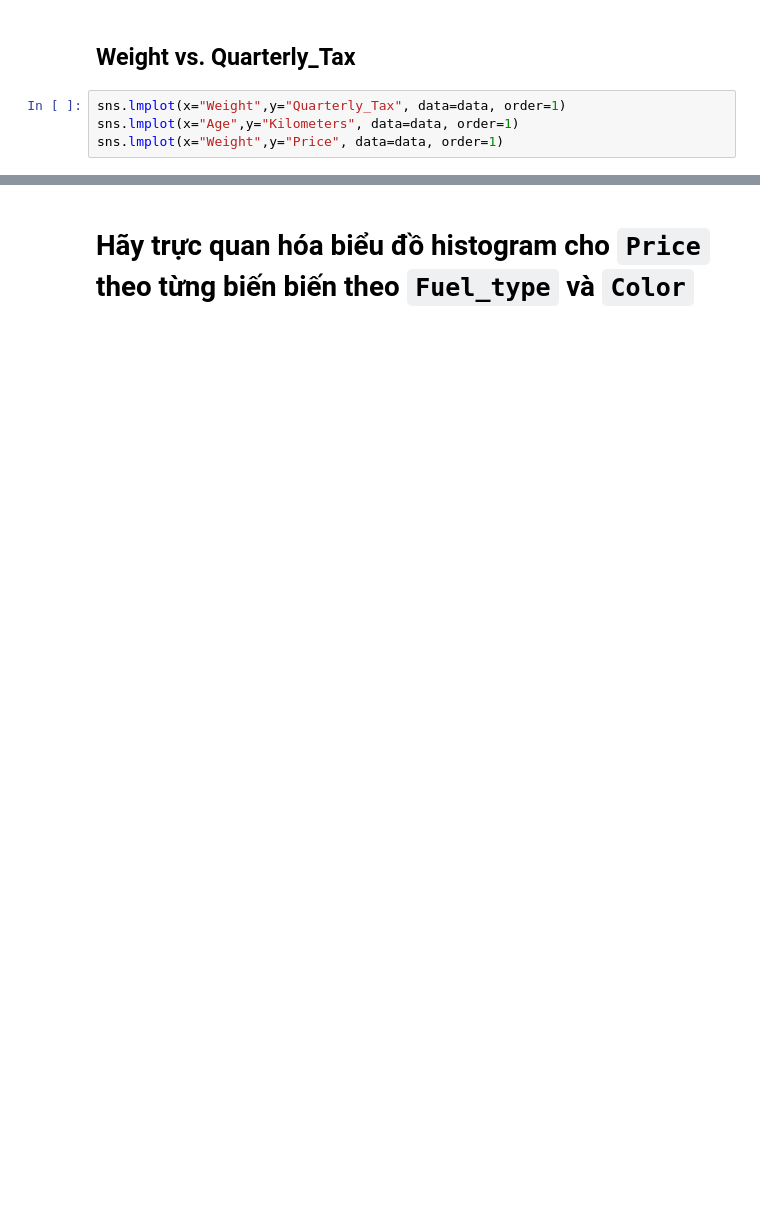
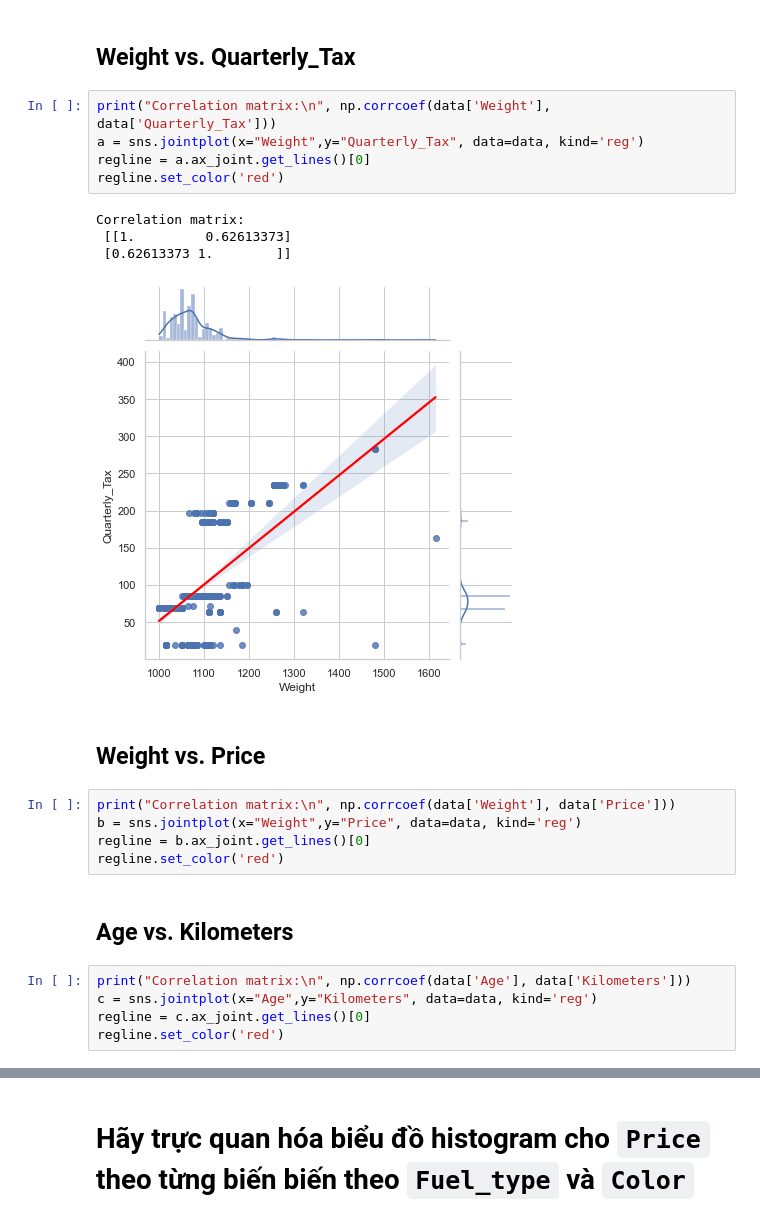
Before and after one commit to ysdnate/CK_DV_cn, a Jupyter notebook: 19120688.ipynb, the cells around one changed output, grey strips where cells are left out. Drawn from its saved outputs; the diff is of its cells as text; blank space fills up the shorter version.

```diff
--- a/19120688.ipynb
+++ b/19120688.ipynb
@@ -111,6 +172,26 @@ sns.heatmap(corr, annot=True, mask = mask, cmap=cmap)
 # %% [markdown]
 ## Weight vs. Quarterly_Tax
-# %%
-sns.lmplot(x="Weight",y="Quarterly_Tax", data=data, order=1)
-sns.lmplot(x="Age",y="Kilometers", data=data, order=1)
-sns.lmplot(x="Weight",y="Price", data=data, order=1)
+# %%
+print("Correlation matrix:\n", np.corrcoef(data['Weight'], data['Quarterly_Tax']))
+a = sns.jointplot(x="Weight",y="Quarterly_Tax", data=data, kind='reg')
+regline = a.ax_joint.get_lines()[0]
+regline.set_color('red')
+# %% [output]
+Correlation matrix:
+ [[1.         0.62613373]
+ [0.62613373 1.        ]]
+[figure, added]
+# %% [markdown]
+## Weight vs. Price
+# %%
+print("Correlation matrix:\n", np.corrcoef(data['Weight'], data['Price']))
+b = sns.jointplot(x="Weight",y="Price", data=data, kind='reg')
+regline = b.ax_joint.get_lines()[0]
+regline.set_color('red')
+# %% [markdown]
+## Age vs. Kilometers
+# %%
+print("Correlation matrix:\n", np.corrcoef(data['Age'], data['Kilometers']))
+c = sns.jointplot(x="Age",y="Kilometers", data=data, kind='reg')
+regline = c.ax_joint.get_lines()[0]
+regline.set_color('red')
```
Also changed, not shown: parts of 32 cells of this notebook, 1 other file.
